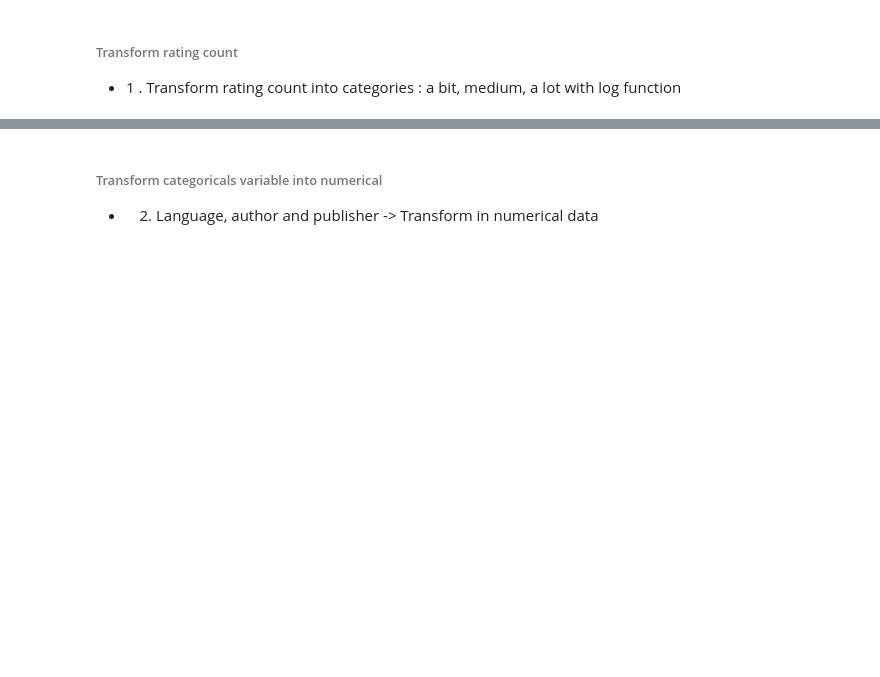
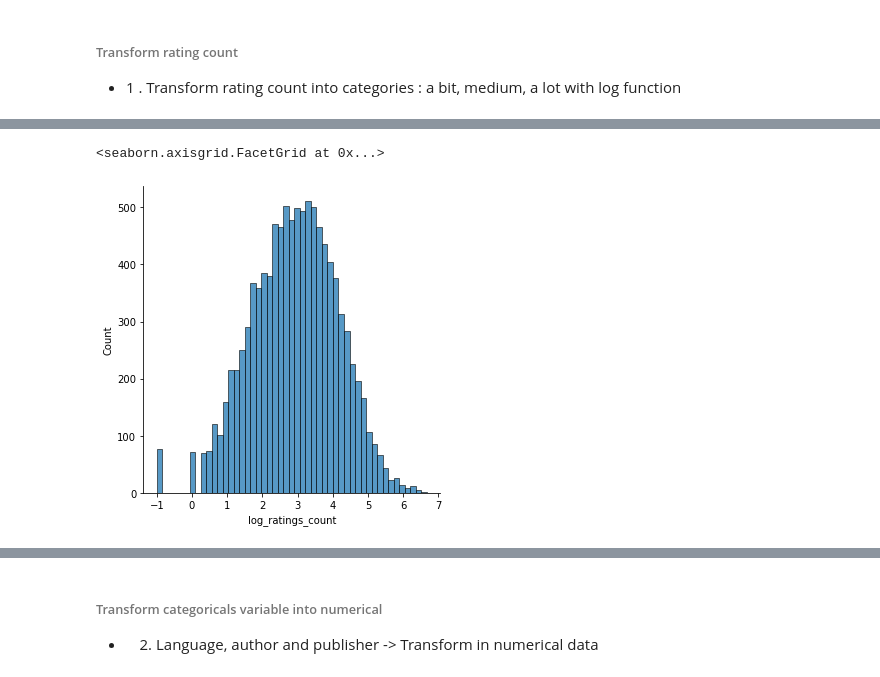
Before and after one commit to dcarriel-dsti/BookRatingML, a Jupyter notebook: Cleaning Ops from Excel.ipynb, the cells around one changed output, grey strips where cells are left out. Saved outputs shown, nothing was run; the diff lists cells and outputs as text; code cells hidden in the pictures; blank space fills up the shorter version.

```diff
--- a/Cleaning Ops from Excel.ipynb
+++ b/Cleaning Ops from Excel.ipynb
@@ -935,15 +1139,17 @@ gla         1
 wel         1
 srp         1
 Name: language_code, dtype: int64
+# %%
+df['language_code_ENgroup'] = df['language_code']
 # %%
-bool_serie = (df['language_code'].str.contains(r'eng'))|(df['language_code'].str.contains(r'en-us'))|(df['language_code'].str.contains(r'en-gb'))|(df['language_code'].str.contains(r'en-ca'))
+bool_serie = (df['language_code_ENgroup'].str.contains(r'eng'))|(df['language_code_ENgroup'].str.contains(r'en-us'))|(df['language_code_ENgroup'].str.contains(r'en-gb'))|(df['language_code_ENgroup'].str.contains(r'en-ca'))
 
 df_Other=df.loc[bool_serie,:]
-df_Other['language_code'].value_counts().shape
+df_Other['language_code_ENgroup'].value_counts().shape
 # %% [output]
 (4,)
 # %%
-df.loc[bool_serie,'language_code' ] = 'eng'
+df.loc[bool_serie,'language_code_ENgroup' ] = 'eng'
 # %%
 df['language_code'].value_counts()
 # %% [output]
@@ -995,0 +1244,9 @@ memory usage: 2.1+ MB
+# %%
+# Apply the log function to the 'ratings_count_updt' column
+# Add a small value to 'ratings_count_updt' to avoid taking the log of 0
+df['log_ratings_count'] = np.log10(df['ratings_count_updt'] + 0.1 )
+# %%
+sns.displot(df.log_ratings_count)
+# %% [output]
+<seaborn.axisgrid.FacetGrid at 0x...>
+[figure, added]
```
Also changed, not shown: parts of 89 cells of this notebook.
